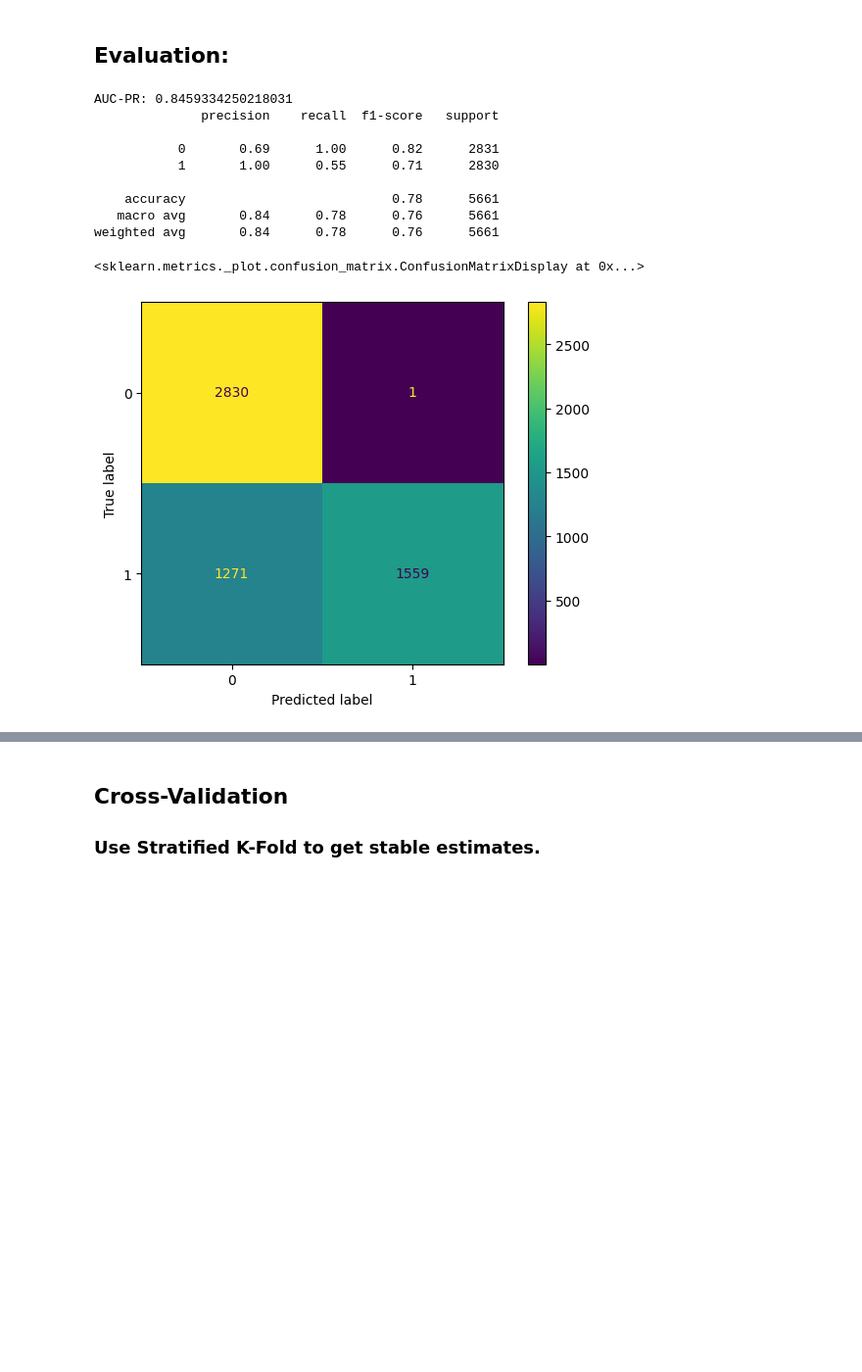
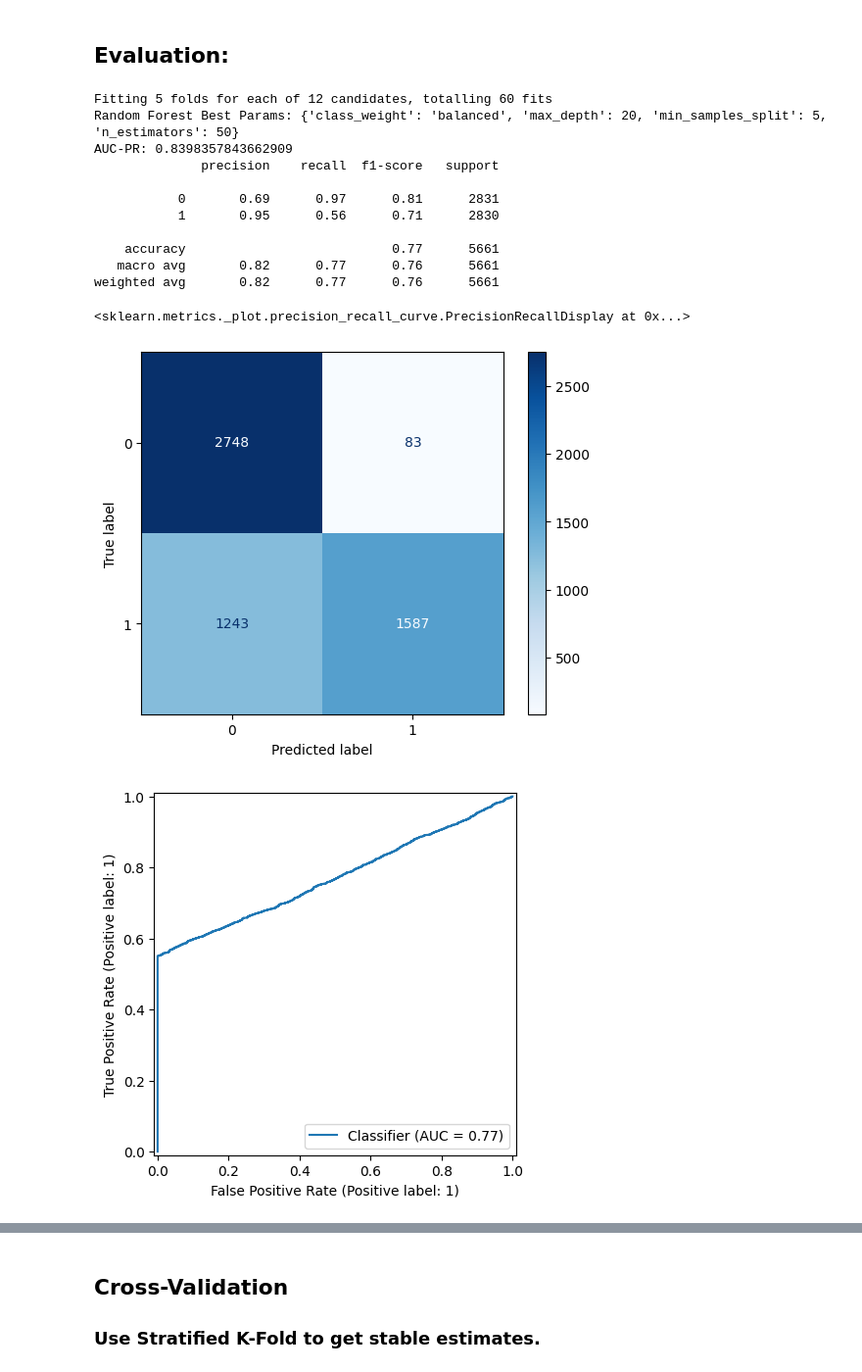
Before and after one commit to Kalalayu/fraud-detection, a Jupyter notebook: notebooks/modeling.ipynb, the cells around one changed output, grey strips where cells are left out. Shown: that part at 98% size. Saved outputs shown, nothing was run; the diff lists cells and outputs as text; code cells hidden in the pictures; blank space fills up the shorter version.

Commit message:
Add hyperparameter tuning and cross-validated ROC-AUC evaluation for Logistic Regression and Random Forest

```diff
--- a/notebooks/modeling.ipynb
+++ b/notebooks/modeling.ipynb
@@ -206,18 +270,36 @@ y_proba_rf = rf.predict_proba(X_test)[:, 1]
 # %% [markdown]
 ## Evaluation:
 # %%
+from sklearn.metrics import classification_report, average_precision_score, ConfusionMatrixDisplay, RocCurveDisplay, PrecisionRecallDisplay
+
+# Train Random Forest with hyperparameter tuning
+best_rf, best_params_rf = train_model(X_train, y_train)
+
+# Predict on test set
+y_pred_rf = best_rf.predict(X_test)
+y_proba_rf = best_rf.predict_proba(X_test)[:, 1]
+
+# Print metrics
+print("Random Forest Best Params:", best_params_rf)
 print("AUC-PR:", average_precision_score(y_test, y_proba_rf))
 print(classification_report(y_test, y_pred_rf))
-ConfusionMatrixDisplay.from_predictions(y_test, y_pred_rf)
+
+# Visualizations
+ConfusionMatrixDisplay.from_predictions(y_test, y_pred_rf, cmap="Blues")
+RocCurveDisplay.from_predictions(y_test, y_proba_rf)
+PrecisionRecallDisplay.from_predictions(y_test, y_proba_rf)
 # %% [output]
-AUC-PR: 0.8459334250218031
+Fitting 5 folds for each of 12 candidates, totalling 60 fits
+Random Forest Best Params: {'class_weight': 'balanced', 'max_depth': 20, 'min_samples_split': 5, 'n_estimators': 50}
+AUC-PR: 0.8398357843662909
               precision    recall  f1-score   support
 
-           0       0.69      1.00      0.82      2831
-           1       1.00      0.55      0.71      2830
+           0       0.69      0.97      0.81      2831
+           1       0.95      0.56      0.71      2830
 
-    accuracy                           0.78      5661
-   macro avg       0.84      0.78      0.76      5661
-weighted avg       0.84      0.78      0.76      5661
+    accuracy                           0.77      5661
+   macro avg       0.82      0.77      0.76      5661
+weighted avg       0.82      0.77      0.76      5661
-<sklearn.metrics._plot.confusion_matrix.ConfusionMatrixDisplay at 0x...>
+<sklearn.metrics._plot.precision_recall_curve.PrecisionRecallDisplay at 0x...>
-[figure, old version]
+[figure, new version]
+[figure, added]
```
Also changed, not shown: parts of 10 cells of this notebook.
